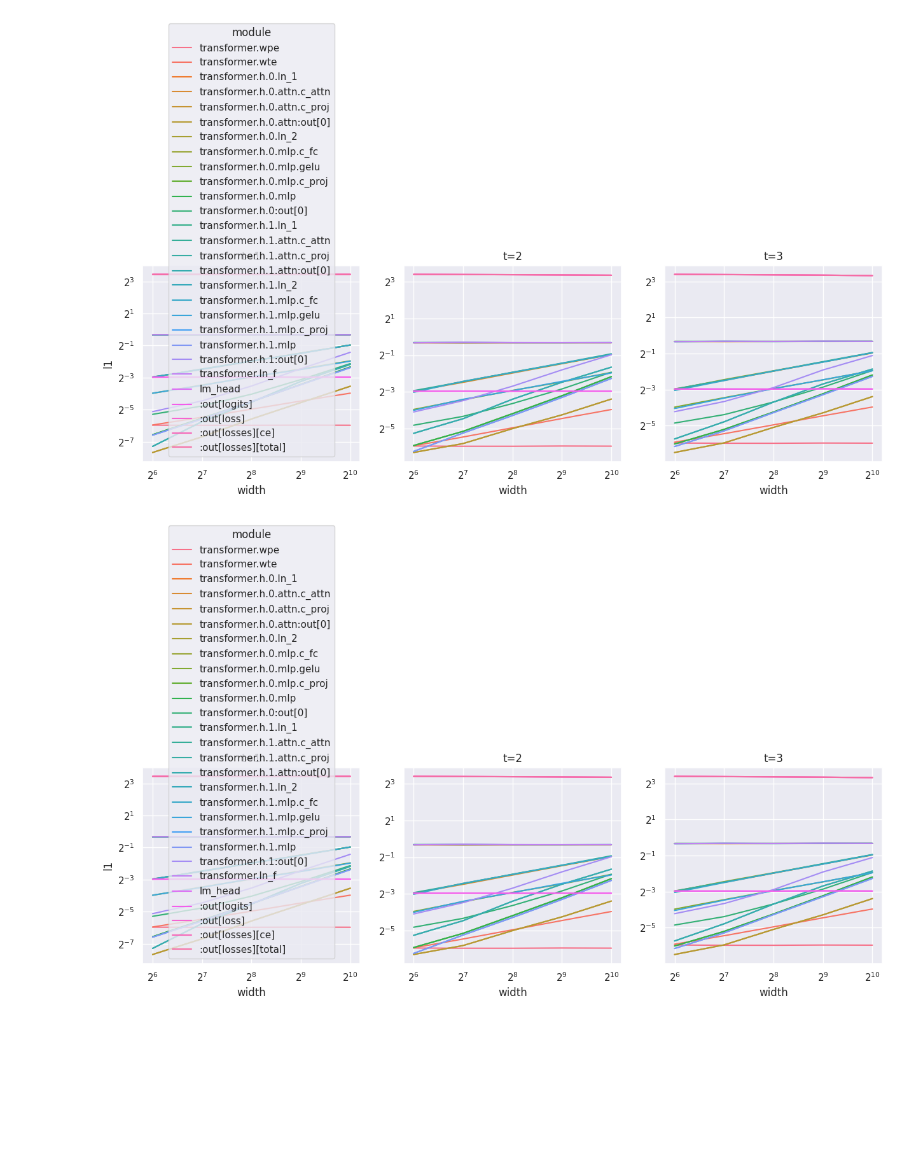
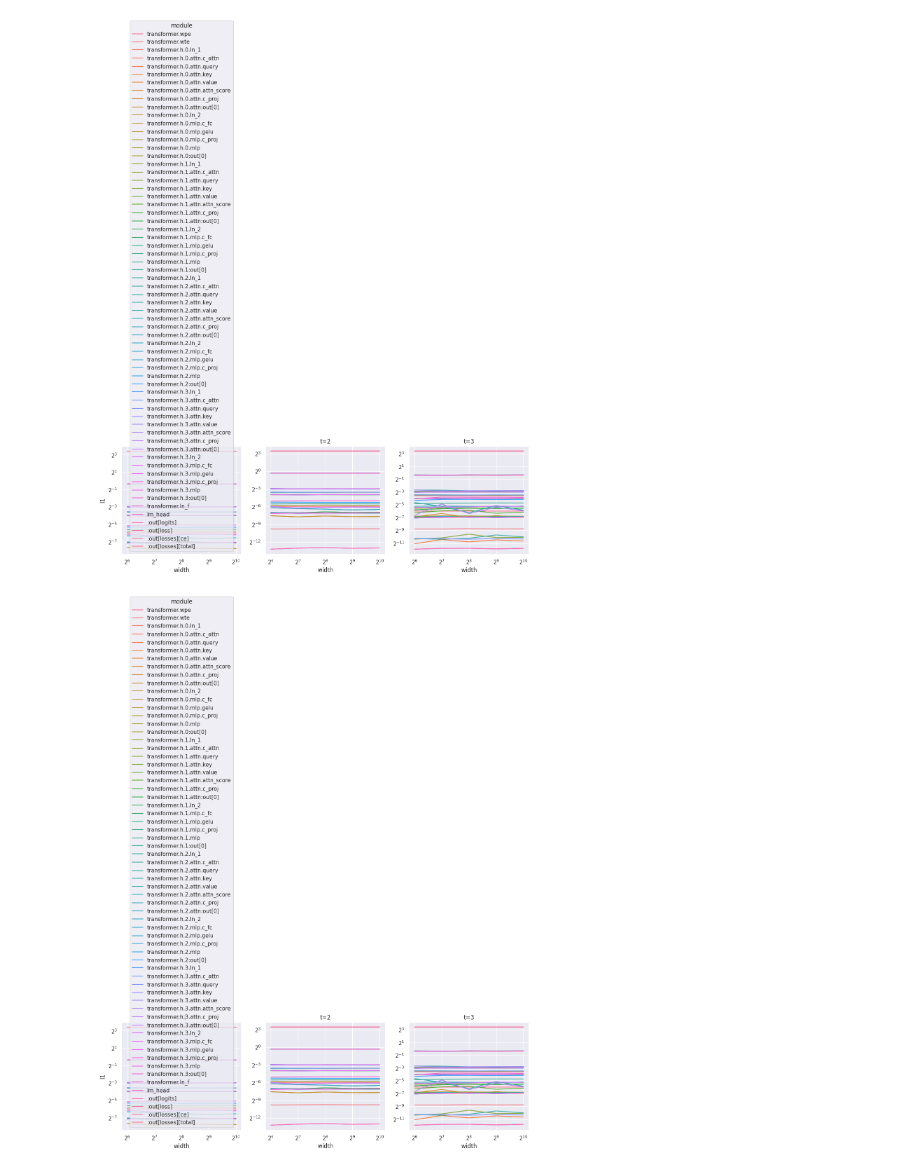
Before and after one commit to andrew-healey/context-compression, a Jupyter notebook: coord-check.ipynb, the cells around one changed output. Drawn from its saved outputs; the diff is of its cells as text; code cells hidden in the pictures; blank space fills up the shorter version.

```diff
--- a/coord-check.ipynb
+++ b/coord-check.ipynb
@@ -50,13 +50,15 @@ def lazy_model_inner(width):
         head_dim=head_dim,
         n_embd=width,
         block_size=seq_len,
-        n_layer=2,
+        n_layer=4,
         disable_selection=True,
         epsilon=0.0, # mup doesn't work with regularization
         use_hf_style_inputs=True,
         attention_kind=AttentionKind.SELECTIVE,
         for_inference=False,
         mup=True,
+        query_zero_init=True,
+        readout_zero_init=True,
     )
     return GPT(config).cuda()
 
@@ -64,13 +66,17 @@ base_model = lazy_model_inner(64)
 delta_model = lazy_model_inner(128)
 # %%
 def lazy_model(width):
-    return lambda: set_base_shapes(lazy_model_inner(width),base_model,delta=delta_model)
+    def inner():
+        model = set_base_shapes(lazy_model_inner(width),base_model,delta=delta_model,rescale_params=False)
+        model.apply(model._init_weights)
+        return model
+    return inner
 
 models = {64: lazy_model(64), 128: lazy_model(128), 256: lazy_model(256), 512: lazy_model(512), 1024: lazy_model(1024)}
 
 df = get_coord_data(models,dataloader,dict_in_out=True,output_name="loss")
 
 plot_coord_data(df)
 # %% [output]
-[figure, old version]
+[figure, new version]
-[figure, old version]
+[figure, new version]
```
Also changed, not shown: 2 other files.
